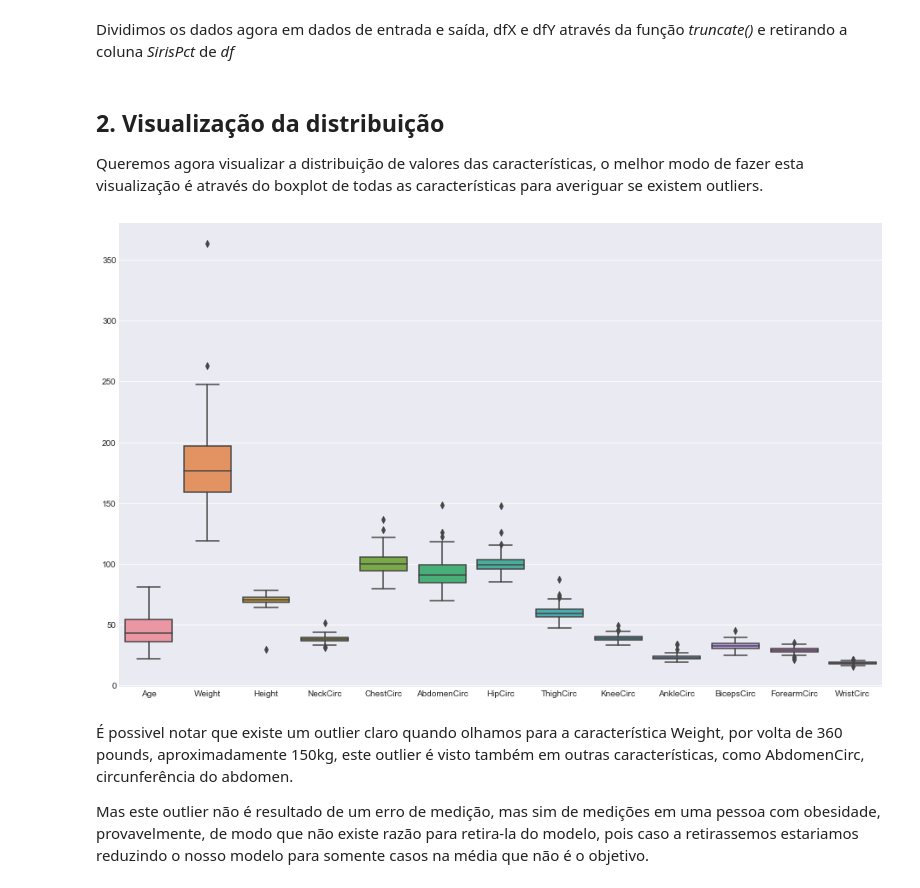
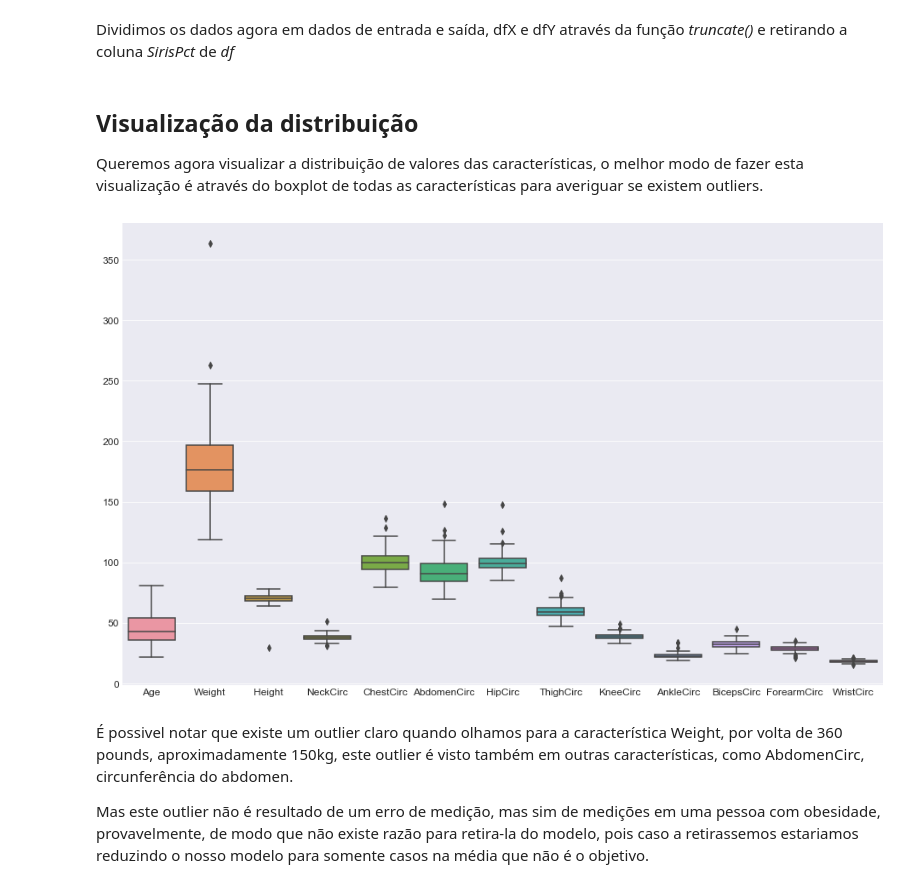
Before and after one commit to mateuspontesm/ICA, a Jupyter notebook: ICA2.ipynb, the cells around one changed output. Saved outputs shown, nothing was run; the diff lists cells and outputs as text; code cells hidden in the pictures.

```diff
--- a/ICA2.ipynb
+++ b/ICA2.ipynb
@@ -46,15 +62,16 @@ Dividimos os dados agora em dados de entrada e saída, dfX e dfY através da fun
 dfX=df.truncate(before='Age',axis='columns')
 dfY=df.SirisPct
 # %% [markdown]
-## 2. Visualização da distribuição
+## Visualização da distribuição
 Queremos agora visualizar a distribuição de valores das características, o melhor modo de fazer esta visualização é através do boxplot de todas as características para averiguar se existem outliers.
 # %%
+plt.rc('font',size=12)
 sns.set_style(style='darkgrid')
 plt.figure(figsize=[16,10])
 sns.boxplot(data=dfX)
 plt.show()
 # %% [output]
-[figure, old version]
+[figure, new version]
 # %% [markdown]
 É possivel notar que existe um outlier claro quando olhamos para a característica Weight, por volta de 360 pounds, aproximadamente 150kg, este outlier é visto também em outras características, como AbdomenCirc, circunferência do abdomen.
 
```
Also changed, not shown: parts of 26 cells of this notebook, 1 other file.
